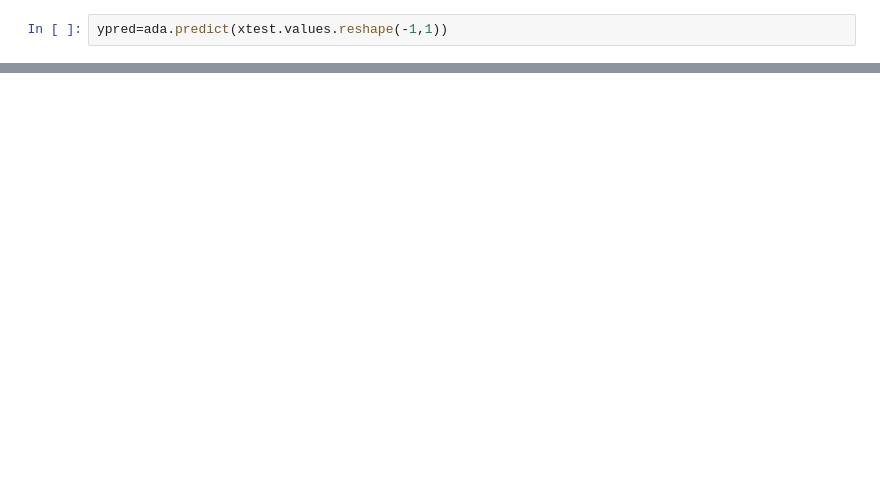
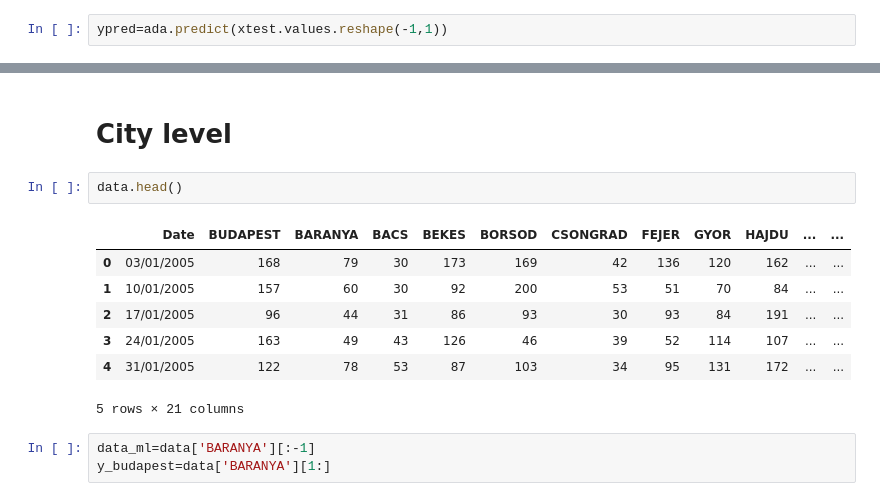
Before and after one commit to joaomvg/data-science-projects, a Jupyter notebook: chicken_pox.ipynb, the cells around one changed output, grey strips where cells are left out. Saved outputs shown, nothing was run; the diff lists cells and outputs as text; blank space fills up the shorter version.

```diff
--- a/chicken_pox.ipynb
+++ b/chicken_pox.ipynb
@@ -88,0 +87,15 @@ plt.plot(ypred)
+# %% [markdown]
+# City level
+# %%
+data.head()
+# %% [output]
+|  | Date | BUDAPEST | BARANYA | BACS | BEKES | BORSOD | CSONGRAD | FEJER | GYOR | HAJDU | ... | ... |
+| 0 | 03/01/2005 | 168 | 79 | 30 | 173 | 169 | 42 | 136 | 120 | 162 | ... | ... |
+| 1 | 10/01/2005 | 157 | 60 | 30 | 92 | 200 | 53 | 51 | 70 | 84 | ... | ... |
+| 2 | 17/01/2005 | 96 | 44 | 31 | 86 | 93 | 30 | 93 | 84 | 191 | ... | ... |
+| 3 | 24/01/2005 | 163 | 49 | 43 | 126 | 46 | 39 | 52 | 114 | 107 | ... | ... |
+| 4 | 31/01/2005 | 122 | 78 | 53 | 87 | 103 | 34 | 95 | 131 | 172 | ... | ... |
+5 rows × 21 columns
+# %%
+data_ml=data['BARANYA'][:-1]
+y_budapest=data['BARANYA'][1:]
```
Also changed, not shown: parts of 20 cells of this notebook.
